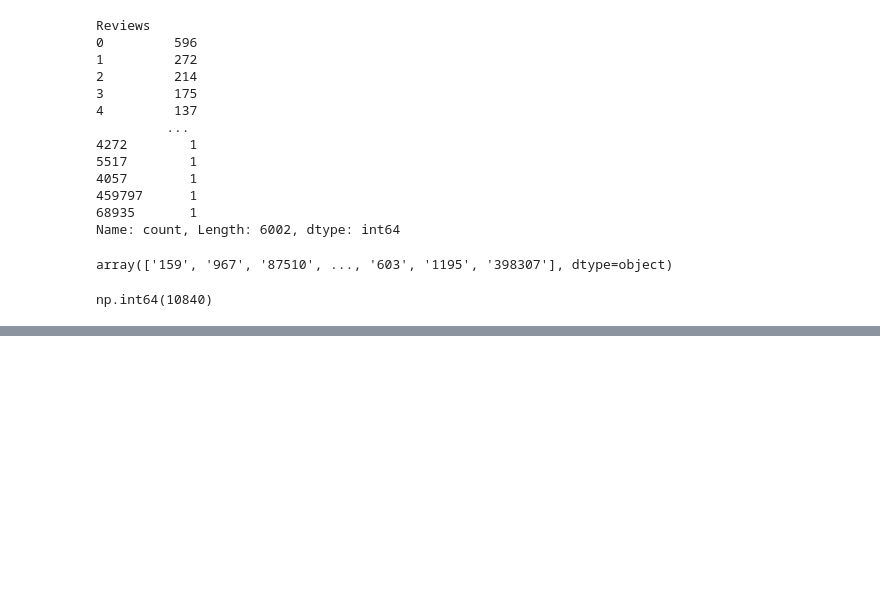
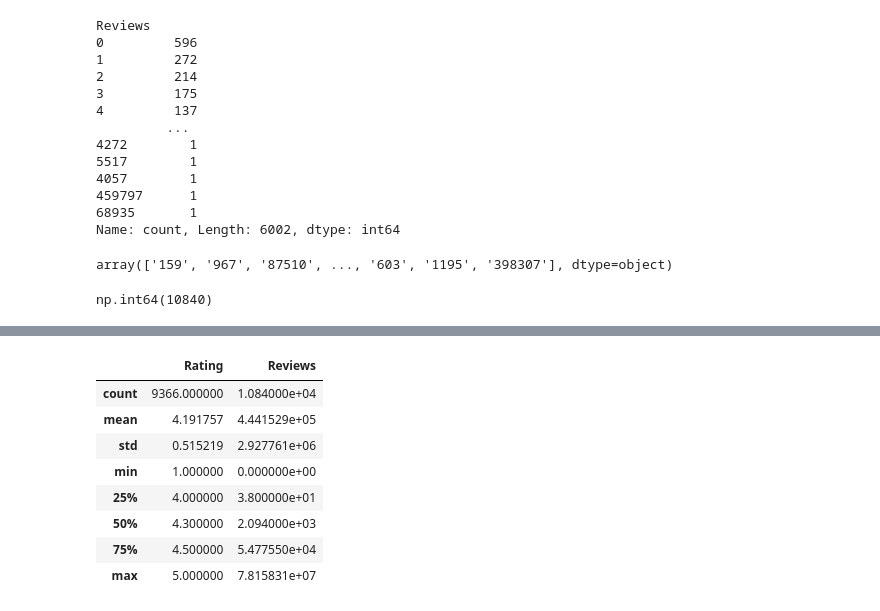
Before and after one commit to elifduman23/Feature-Engineering-GooglePlayStore.csv, a Jupyter notebook: Feature Engineering with Google Play Dataset.ipynb, the cells around one changed output, grey strips where cells are left out. Cells and saved outputs as stored; diff of their text form; code cells hidden in the pictures; blank space fills up the shorter version.

```diff
--- a/Feature Engineering with Google Play Dataset.ipynb
+++ b/Feature Engineering with Google Play Dataset.ipynb
@@ -139,0 +145,2 @@ data_new=data.copy() # datamızın kopyasını oluşturuyoruz aartık data_new
+# %%
+data_new=data_new.drop(data_new.index[10472]) #Reviews kolonundaki nümerik olmayan değeri siler.
@@ -139,0 +151,2 @@ data_new=data.copy() # datamızın kopyasını oluşturuyoruz aartık data_new
+# %%
+data_new["Reviews"]=data_new["Reviews"].astype(int)
@@ -139,0 +176,12 @@ data_new=data.copy() # datamızın kopyasını oluşturuyoruz aartık data_new
+# %%
+data_new.describe() #Reviews kolonu da eklenmiş oldu.
+# %% [output]
+|  | Rating | Reviews |
+| count | 9366.000000 | 1.084000e+04 |
+| mean | 4.191757 | 4.441529e+05 |
+| std | 0.515219 | 2.927761e+06 |
+| min | 1.000000 | 0.000000e+00 |
+| 25% | 4.000000 | 3.800000e+01 |
+| 50% | 4.300000 | 2.094000e+03 |
+| 75% | 4.500000 | 5.477550e+04 |
+| max | 5.000000 | 7.815831e+07 |
```
Also changed, not shown: parts of 12 cells of this notebook.
